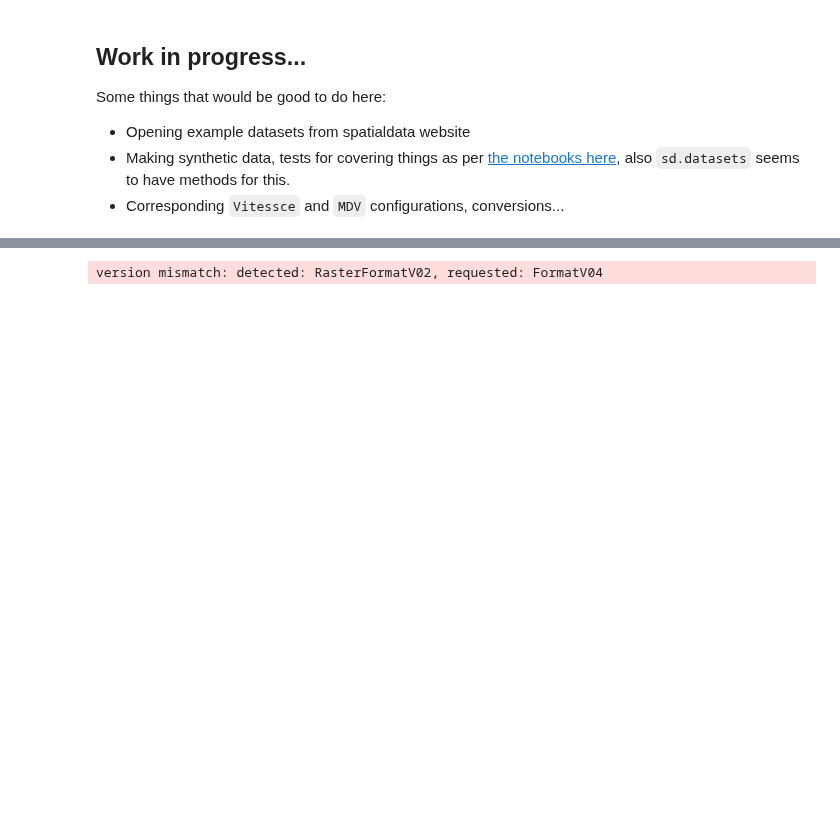
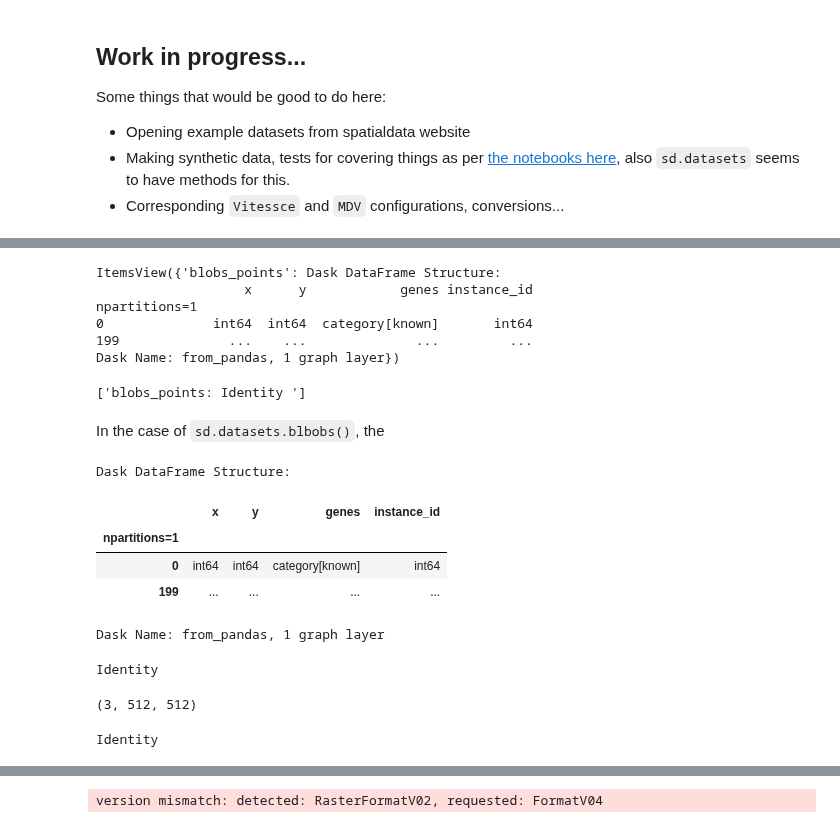
Before and after one commit to Taylor-CCB-Group/MDV, a Jupyter notebook: python/mdvtools/spatial/spatial_scratch.ipynb, the cells around one changed output, grey strips where cells are left out. Cells and saved outputs as stored; diff of their text form; code cells hidden in the pictures; blank space fills up the shorter version.

```diff
--- a/python/mdvtools/spatial/spatial_scratch.ipynb
+++ b/python/mdvtools/spatial/spatial_scratch.ipynb
@@ -22,0 +48,29 @@ dict_keys(['blobs_image', 'blobs_multiscale_image'])
+# %%
+mock_sdata.points.items()
+# %% [output]
+ItemsView({'blobs_points': Dask DataFrame Structure:
+                   x      y            genes instance_id
+npartitions=1
+0              int64  int64  category[known]       int64
+199              ...    ...              ...         ...
+Dask Name: from_pandas, 1 graph layer})
+# %%
+[f"{k[0]}: {get_transformation(mock_sdata[k[0]])}" for k in mock_sdata.points.items()]
+# %% [output]
+['blobs_points: Identity ']
+# %% [markdown]
+In the case of `sd.datasets.blbobs()`, the
+# %%
+# mock_sdata.points["blobs_points"] # is equivalent to mock_sdata["blobs_points"]
+mock_sdata["blobs_points"]
+# %% [output]
+Dask DataFrame Structure:
+|  | x | y | genes | instance_id |
+| npartitions=1 |  |  |  |  |
+| 0 | int64 | int64 | category[known] | int64 |
+| 199 | ... | ... | ... | ... |
+Dask Name: from_pandas, 1 graph layer
+# %%
+get_transformation(mock_sdata["blobs_points"])
+# %% [output]
+Identity
@@ -22,0 +82,8 @@ dict_keys(['blobs_image', 'blobs_multiscale_image'])
+# %%
+blobs_image.shape
+# %% [output]
+(3, 512, 512)
+# %%
+get_transformation(blobs_image)
+# %% [output]
+Identity
```
Also changed, not shown: parts of 26 cells of this notebook.
